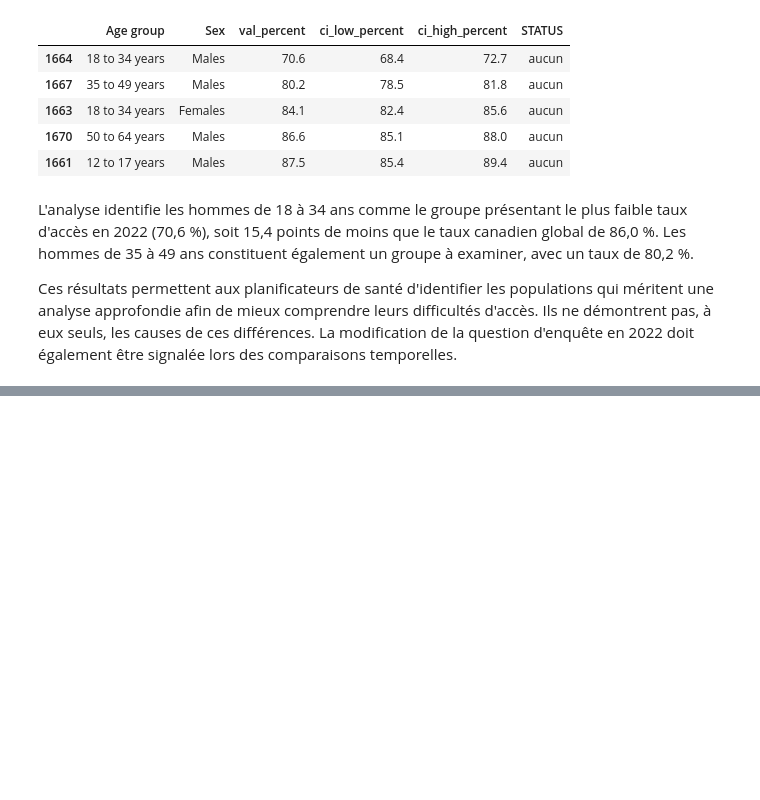
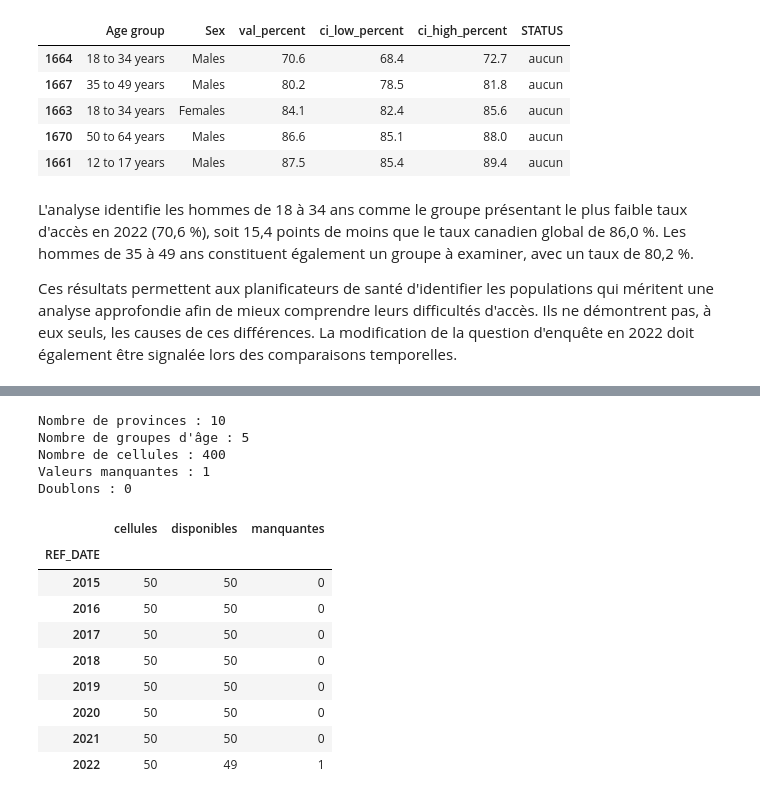
Before and after one commit to abdn-fz/canada-healthcare-access-analysis, a Jupyter notebook: notebooks/eda_healthcare_access.ipynb, the cells around one changed output, grey strips where cells are left out. Saved outputs shown, nothing was run; the diff lists cells and outputs as text; code cells hidden in the pictures; blank space fills up the shorter version.

```diff
--- a/notebooks/eda_healthcare_access.ipynb
+++ b/notebooks/eda_healthcare_access.ipynb
@@ -1413,0 +1465,53 @@ Ces résultats permettent aux planificateurs de santé d'identifier les populati
+# %%
+# Sélection du périmètre analytique
+groupes_age = [
+    '12 to 17 years',
+    '18 to 34 years',
+    '35 to 49 years',
+    '50 to 64 years',
+    '65 years and over'
+]
+
+cross = df[
+    (df['Age group'].isin(groupes_age)) &
+    (df['Sex'] == 'Both sexes') &
+    (df['GEO'] != 'Canada (excluding territories)')
+].copy()
+
+print("Nombre de provinces :", cross['GEO'].nunique())
+print("Nombre de groupes d'âge :", cross['Age group'].nunique())
+print("Nombre de cellules :", len(cross))
+print("Valeurs manquantes :", cross['val_percent'].isna().sum())
+
+cle = ['REF_DATE', 'GEO', 'Age group', 'Sex']
+
+print("Doublons :", cross.duplicated(subset=cle).sum())
+# %% [output]
+Nombre de provinces : 10
+Nombre de groupes d'âge : 5
+Nombre de cellules : 400
+Valeurs manquantes : 1
+Doublons : 0
+# %%
+# Vérification de la disponibilité par année
+controle = cross.groupby('REF_DATE').agg(
+    cellules=('val_percent', 'size'),
+    disponibles=('val_percent', 'count')
+)
+
+controle['manquantes'] = (
+    controle['cellules'] - controle['disponibles']
+)
+
+controle
+# %% [output]
+|  | cellules | disponibles | manquantes |
+| REF_DATE |  |  |  |
+| 2015 | 50 | 50 | 0 |
+| 2016 | 50 | 50 | 0 |
+| 2017 | 50 | 50 | 0 |
+| 2018 | 50 | 50 | 0 |
+| 2019 | 50 | 50 | 0 |
+| 2020 | 50 | 50 | 0 |
+| 2021 | 50 | 50 | 0 |
+| 2022 | 50 | 49 | 1 |
```
Also changed, not shown: parts of 23 cells of this notebook.
